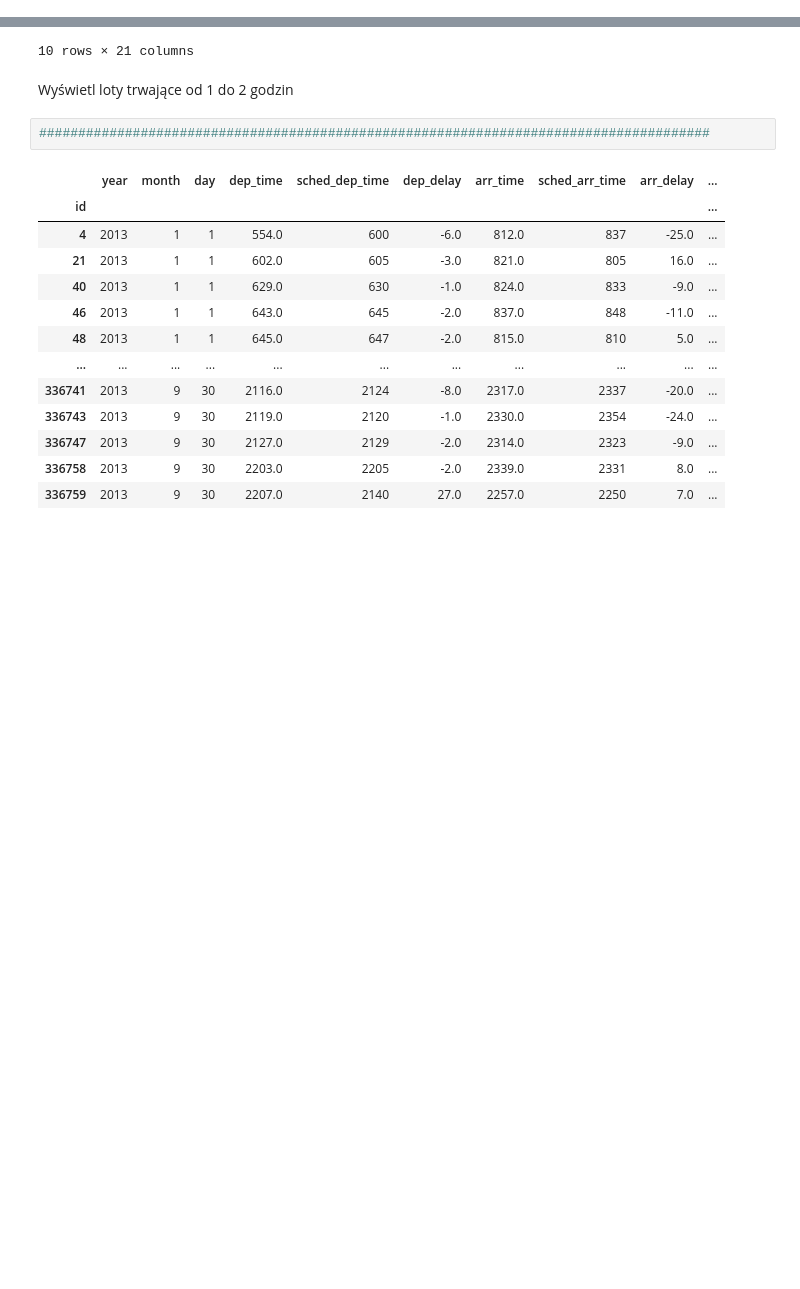
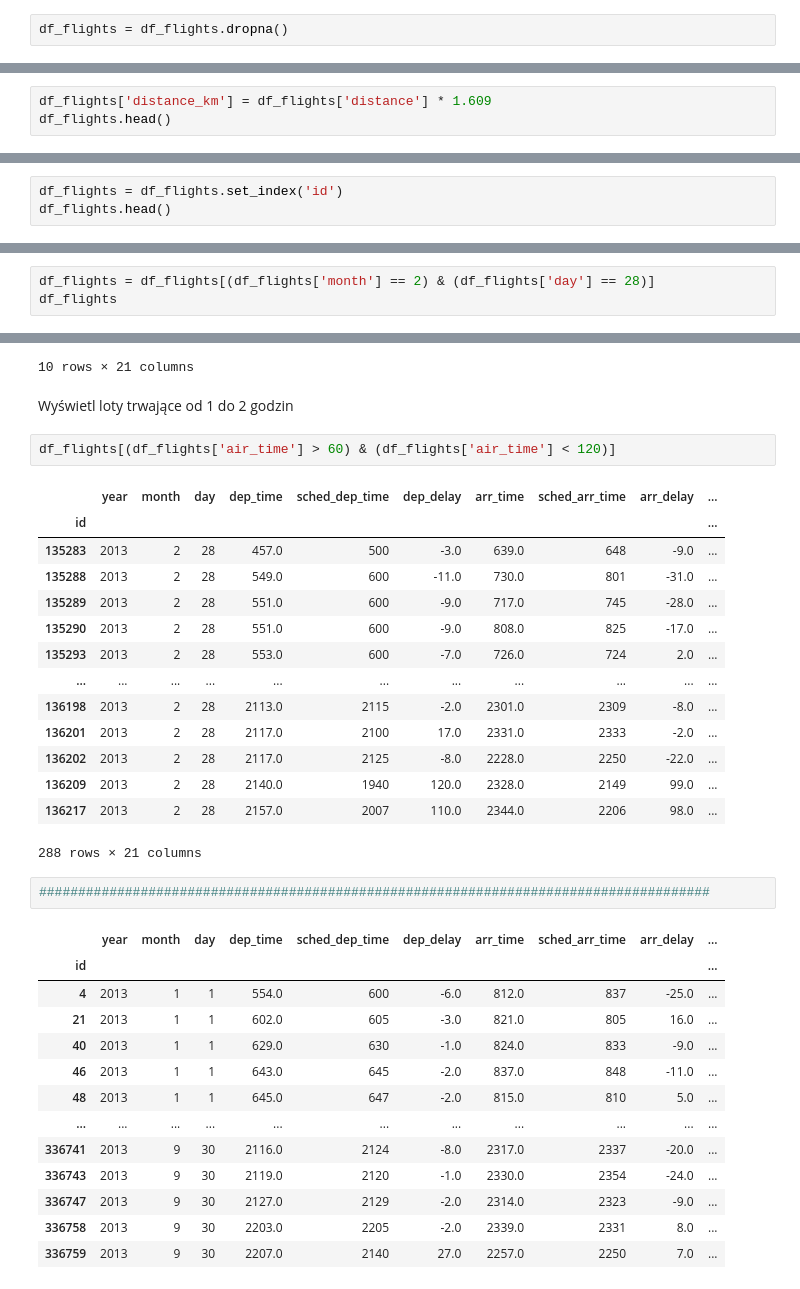
Before and after one commit to tuchacz/analiza, a Jupyter notebook: Zadania/02_pandas/02_pandas.ipynb, the cells around one changed output, grey strips where cells are left out. Saved outputs shown, nothing was run; the diff lists cells and outputs as text; blank space fills up the shorter version.

```diff
--- a/Zadania/02_pandas/02_pandas.ipynb
+++ b/Zadania/02_pandas/02_pandas.ipynb
@@ -99,5 +165,7 @@ name                 0
 dtype: int64
 # %% [markdown]
 Odfiltruj wiersze które nie mają wartości
+# %%
+df_flights = df_flights.dropna()
 # %% [markdown]
 Sprawdź ponownie czy są jakieś brakujące wartości w kolumnach
@@ -123,3 +211,6 @@ name              0
 dtype: int64
 # %% [markdown]
 Dodaj nową kolumnę (distance_km) zawierającą dystans w kilometrach na podstawie kolumny **distance** (dystans w milach * 1.609) oraz wyświetl kilka pierwszych wierszy
+# %%
+df_flights['distance_km'] = df_flights['distance'] * 1.609
+df_flights.head()
@@ -135,3 +234,6 @@ Dodaj nową kolumnę (distance_km) zawierającą dystans w kilometrach na podsta
 5 rows × 22 columns
 # %% [markdown]
 Ustaw kolumnę **id** jako index dla DateFrame oraz wyświetl kilka pierwszych wierszy
+# %%
+df_flights = df_flights.set_index('id')
+df_flights.head()
@@ -170,3 +285,6 @@ dinstance_km                  342.717
 Name: 3333, dtype: object
 # %% [markdown]
 Wyświetl wszystkie loty które odbyły się 28 lutego
+# %%
+df_flights = df_flights[(df_flights['month'] == 2) & (df_flights['day'] == 28)]
+df_flights
@@ -226,6 +389,23 @@ Wyświetl 10 najdłuższych lotów (dinstance_km)
 10 rows × 21 columns
 # %% [markdown]
 Wyświetl loty trwające od 1 do 2 godzin
+# %%
+df_flights[(df_flights['air_time'] > 60) & (df_flights['air_time'] < 120)]
+# %% [output]
+|  | year | month | day | dep_time | sched_dep_time | dep_delay | arr_time | sched_arr_time | arr_delay | ... |
+| id |  |  |  |  |  |  |  |  |  | ... |
+| 135283 | 2013 | 2 | 28 | 457.0 | 500 | -3.0 | 639.0 | 648 | -9.0 | ... |
+| 135288 | 2013 | 2 | 28 | 549.0 | 600 | -11.0 | 730.0 | 801 | -31.0 | ... |
+| 135289 | 2013 | 2 | 28 | 551.0 | 600 | -9.0 | 717.0 | 745 | -28.0 | ... |
+| 135290 | 2013 | 2 | 28 | 551.0 | 600 | -9.0 | 808.0 | 825 | -17.0 | ... |
+| 135293 | 2013 | 2 | 28 | 553.0 | 600 | -7.0 | 726.0 | 724 | 2.0 | ... |
+| ... | ... | ... | ... | ... | ... | ... | ... | ... | ... | ... |
+| 136198 | 2013 | 2 | 28 | 2113.0 | 2115 | -2.0 | 2301.0 | 2309 | -8.0 | ... |
+| 136201 | 2013 | 2 | 28 | 2117.0 | 2100 | 17.0 | 2331.0 | 2333 | -2.0 | ... |
+| 136202 | 2013 | 2 | 28 | 2117.0 | 2125 | -8.0 | 2228.0 | 2250 | -22.0 | ... |
+| 136209 | 2013 | 2 | 28 | 2140.0 | 1940 | 120.0 | 2328.0 | 2149 | 99.0 | ... |
+| 136217 | 2013 | 2 | 28 | 2157.0 | 2007 | 110.0 | 2344.0 | 2206 | 98.0 | ... |
+288 rows × 21 columns
 # %%
 ######################################################################################
 # %% [output]
```
Also changed, not shown: parts of 20 cells of this notebook, 7 other files.
